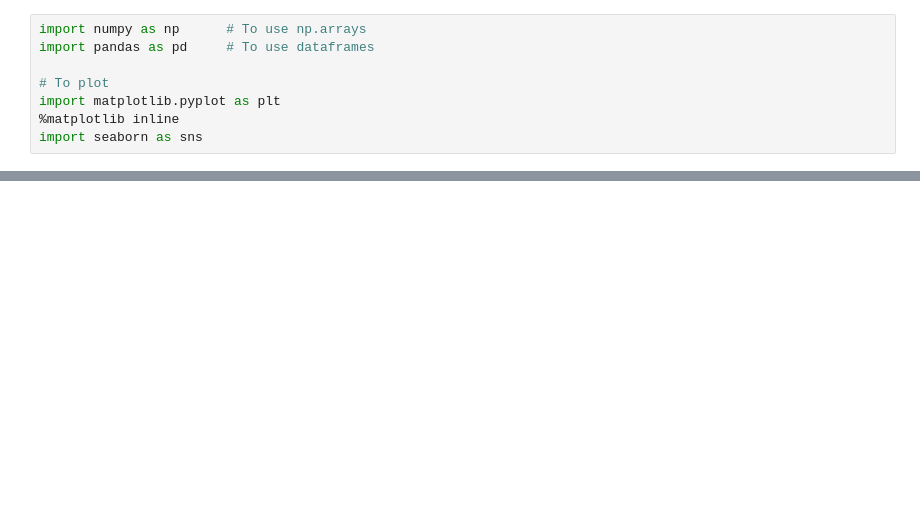
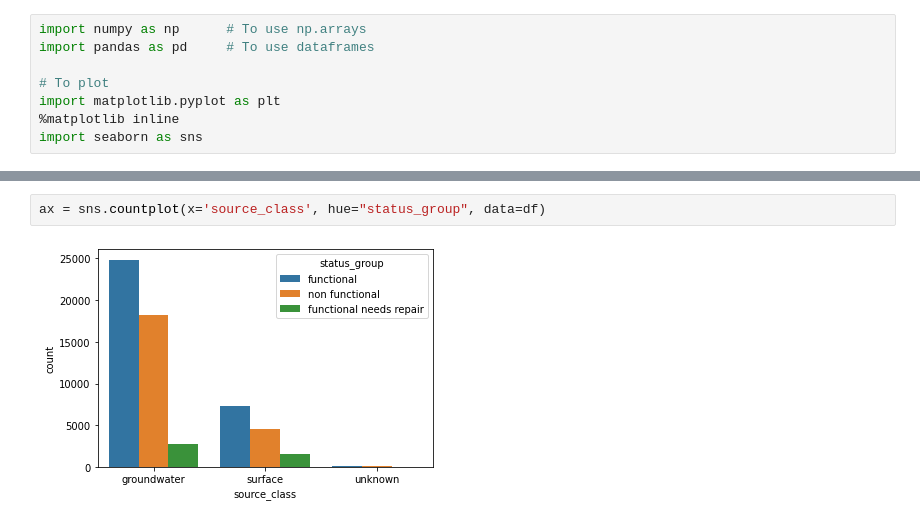
Before and after one commit to 170294r/Pump-it-Up-Data-Mining-the-Water-Table-, a Jupyter notebook: Preprocessing.ipynb, the cells around one changed output, grey strips where cells are left out. Drawn from its saved outputs; the diff is of its cells as text; blank space fills up the shorter version.

```diff
--- a/Preprocessing.ipynb
+++ b/Preprocessing.ipynb
@@ -475,0 +232,4 @@ AttributeError: ignored
+# %%
+ax = sns.countplot(x='source_class', hue="status_group", data=df)
+# %% [output]
+[figure, added]
```
Also changed, not shown: parts of 131 cells of this notebook.
